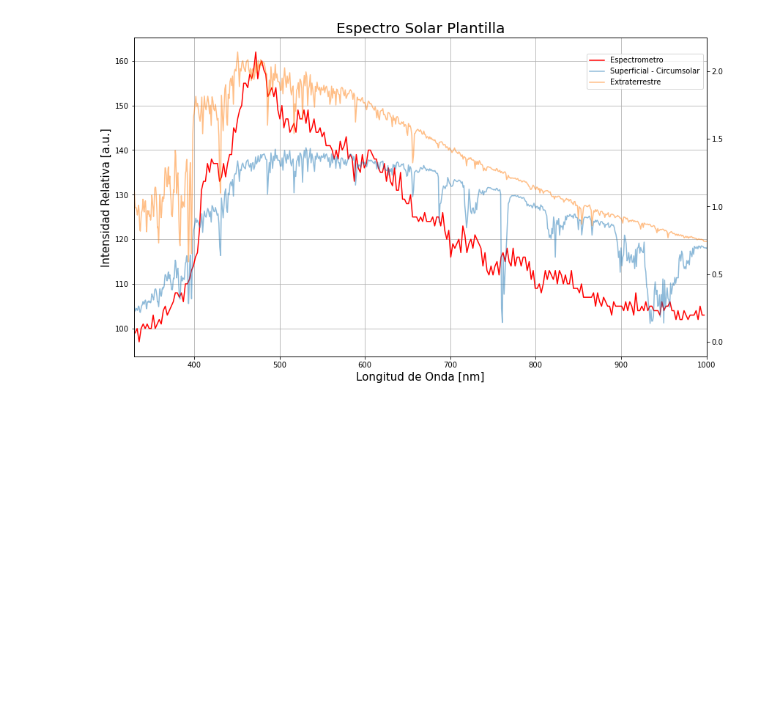
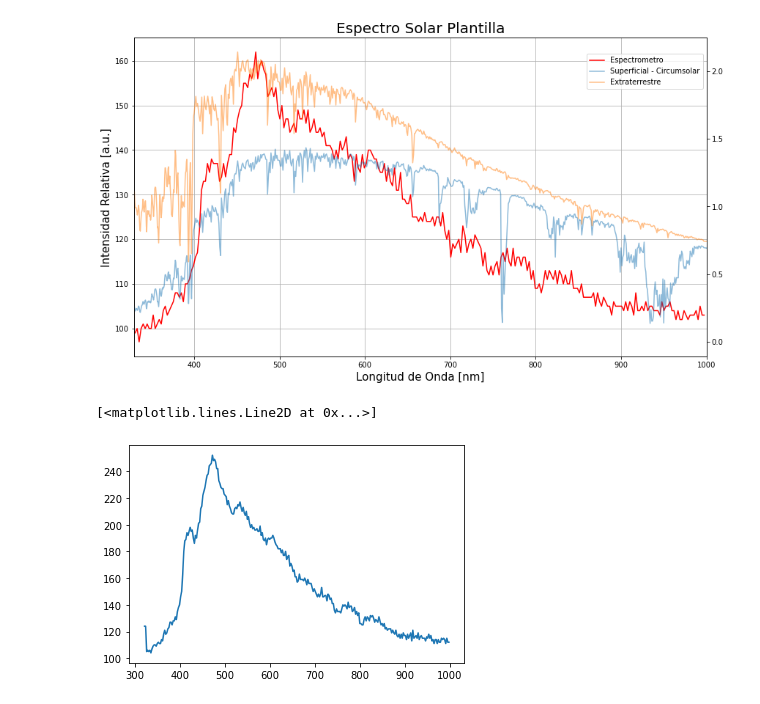
Before and after one commit to jerolg/Fisica_Experimental_IV_2023_1, a Jupyter notebook: PROYECTO_FINAL/data_analysis_notebook.ipynb, the cells around one changed output. Cells and saved outputs as stored; diff of their text form; code cells hidden in the pictures; blank space fills up the shorter version.

```diff
--- a/PROYECTO_FINAL/data_analysis_notebook.ipynb
+++ b/PROYECTO_FINAL/data_analysis_notebook.ipynb
@@ -74,3 +101,10 @@ arc.close()
+# %%
+A = np.delete(esp_A, 10, 0)
+
+plt.plot(wv, A[10][0:-1])
+# %% [output]
+[<matplotlib.lines.Line2D at 0x...>]
+[figure, added]
 # %% [markdown]
 **REFERNCES**
 
```
Also changed, not shown: parts of 5 cells of this notebook.
